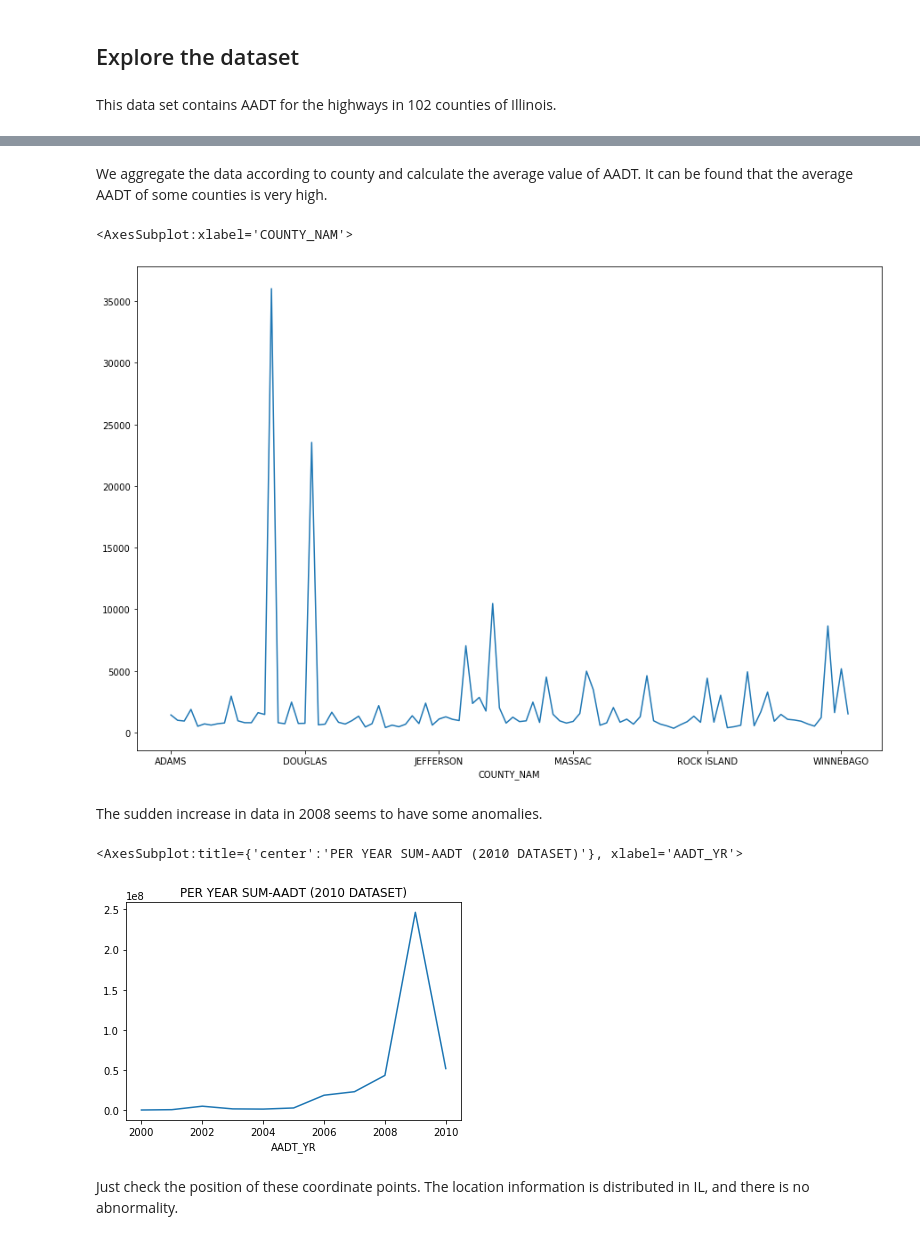
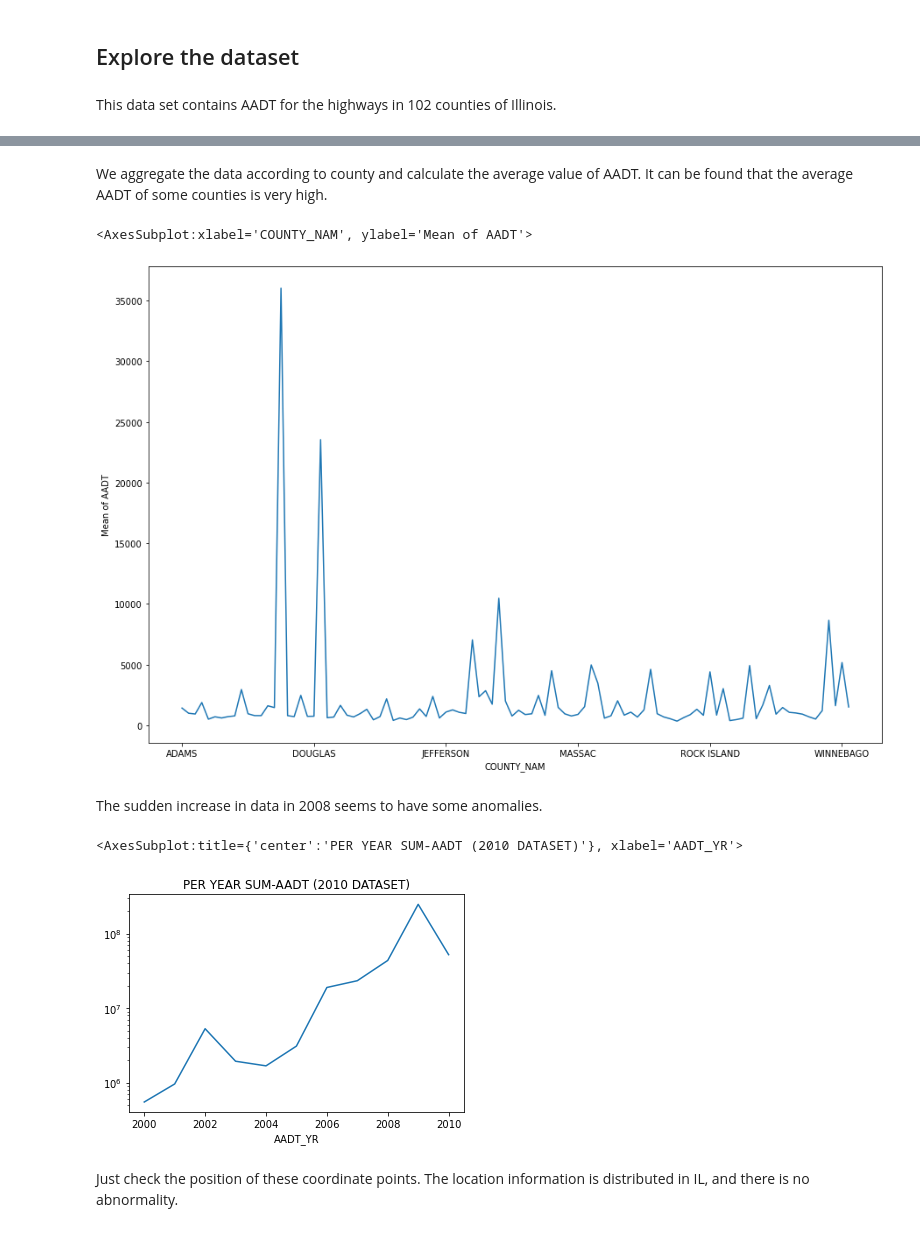
Before and after one commit to DYZhang117/ZhangDY.github.io, a Jupyter notebook: Final Project.ipynb, the cells around one changed output, grey strips where cells are left out. Drawn from its saved outputs; the diff is of its cells as text; code cells hidden in the pictures.

```diff
--- a/Final Project.ipynb
+++ b/Final Project.ipynb
@@ -140,8 +140,8 @@ traf_data.describe()
 | max | 353400.000000 | 2010.000000 | 41800.000000 | 2010.000000 | 36000.000000 | 15500.000000 | 474.000000 | 0.0 | 9999.000000 | -87.504000 | ... |
 # %% [markdown]
 ## Explore the dataset
-# %% [markdown]
-This data set contains AADT for the highways in 102 counties of Illinois.
+# %% [markdown]
+This data set contains AADT for the highways in 102 counties of Illinois.
 # %%
 print(traf_data["COUNTY_NAM"].unique())
 
@@ -162,22 +162,22 @@ print(traf_data["COUNTY_NAM"].unique().size)
  'TAZEWELL' 'UNION' 'VERMILION' 'WABASH' 'WARREN' 'WASHINGTON' 'WAYNE'
  'WHITE' 'WHITESIDE' 'WILL' 'WILLIAMSON' 'WINNEBAGO' 'WOODFORD']
 102
-# %% [markdown]
-We aggregate the data according to county and calculate the average value of AADT. It can be found that the average AADT of some counties is very high.
+# %% [markdown]
+We aggregate the data according to county and calculate the average value of AADT. It can be found that the average AADT of some counties is very high.
 # %%
 aggregated_data = traf_data.groupby("COUNTY_NAM")["AADT"].mean()
-aggregated_data.plot(figsize=(15,10))
+aggregated_data.plot(figsize=(15,10),ylabel="Mean of AADT")
 # %% [output]
-<AxesSubplot:xlabel='COUNTY_NAM'>
+<AxesSubplot:xlabel='COUNTY_NAM', ylabel='Mean of AADT'>
-[figure, old version]
+[figure, new version]
 # %% [markdown]
 The sudden increase in data in 2008 seems to have some anomalies.
 # %%
 aggregated_data = traf_data.groupby("AADT_YR")["AADT"].sum()
-aggregated_data.plot(title="PER YEAR SUM-AADT (2010 DATASET)")
+aggregated_data.plot(title="PER YEAR SUM-AADT (2010 DATASET)",logy=True)
 # %% [output]
 <AxesSubplot:title={'center':'PER YEAR SUM-AADT (2010 DATASET)'}, xlabel='AADT_YR'>
-[figure, old version]
+[figure, new version]
 # %% [markdown]
 Just check the position of these coordinate points. The location information is distributed in IL, and there is no abnormality.
 # %%
```
Also changed, not shown: parts of 34 cells of this notebook.
